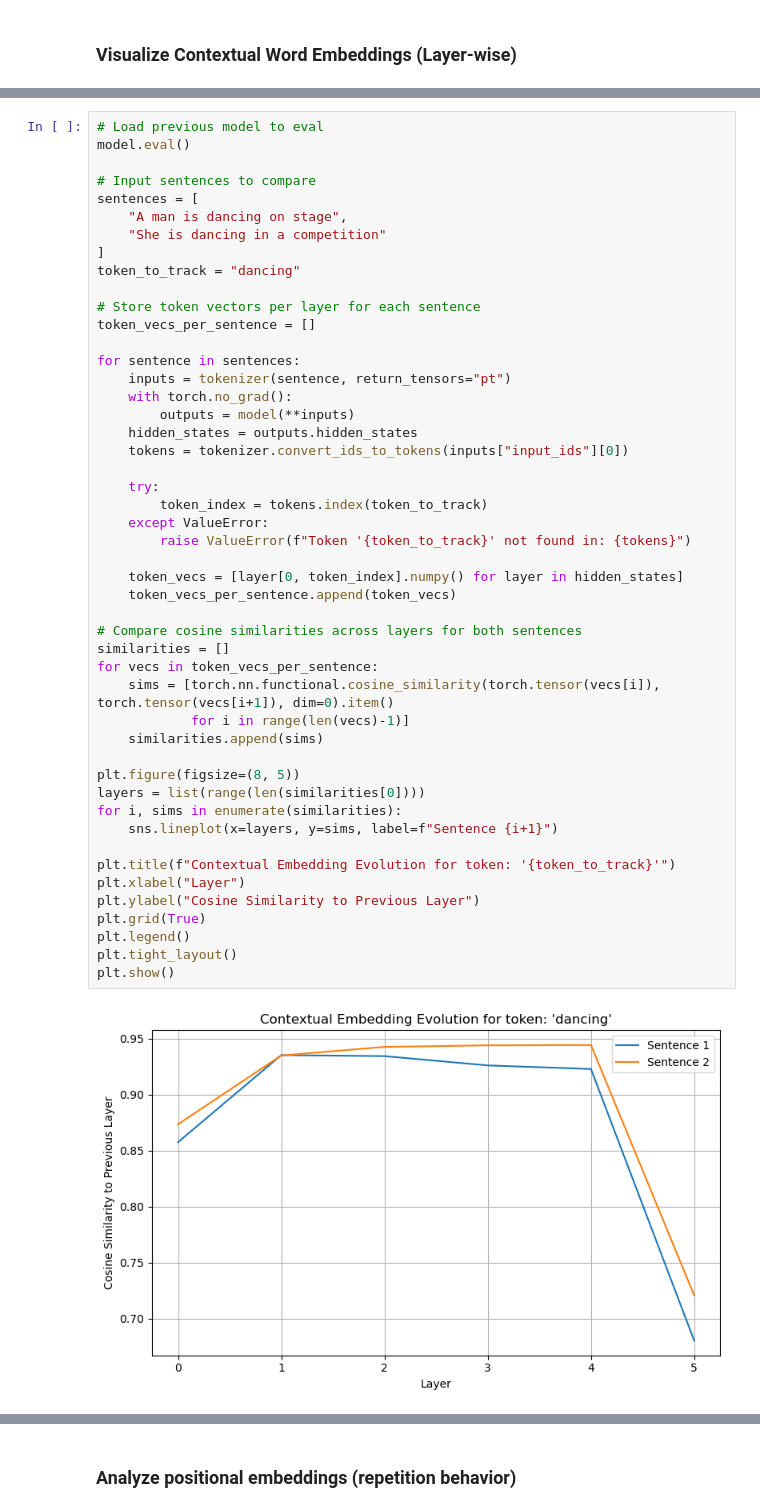
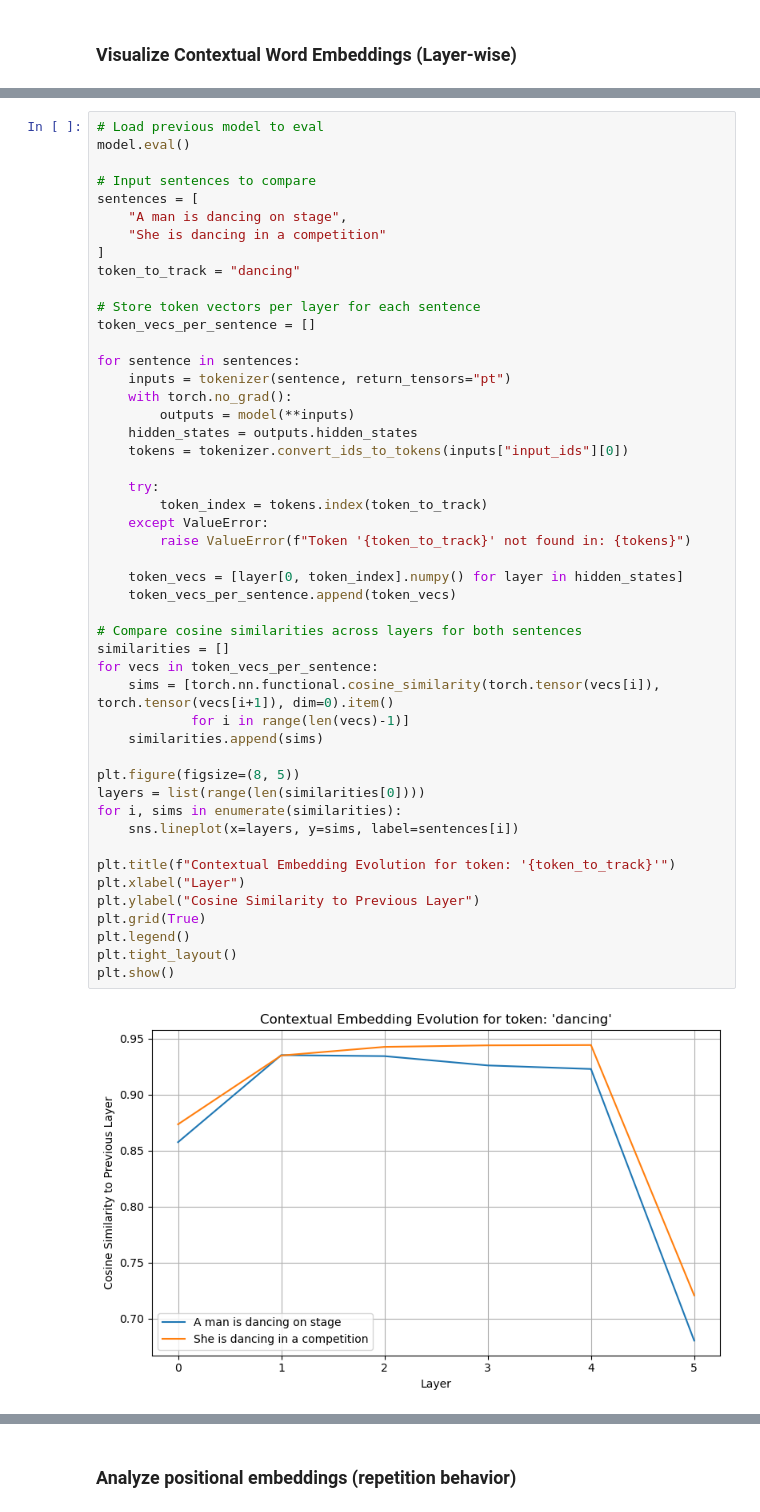
Before and after one commit to tiagosantos63390/mpdw_project, a Jupyter notebook: video_phase1.ipynb, the cells around one changed output, grey strips where cells are left out. Saved outputs shown, nothing was run; the diff lists cells and outputs as text.

Commit message:
finished visualizations from task 2.5

```diff
--- a/video_phase1.ipynb
+++ b/video_phase1.ipynb
@@ -461,32 +480,32 @@ for sentence in sentences:
     hidden_states = outputs.hidden_states
     tokens = tokenizer.convert_ids_to_tokens(inputs["input_ids"][0])
 
     try:
         token_index = tokens.index(token_to_track)
     except ValueError:
         raise ValueError(f"Token '{token_to_track}' not found in: {tokens}")
 
     token_vecs = [layer[0, token_index].numpy() for layer in hidden_states]
     token_vecs_per_sentence.append(token_vecs)
 
 # Compare cosine similarities across layers for both sentences
 similarities = []
 for vecs in token_vecs_per_sentence:
     sims = [torch.nn.functional.cosine_similarity(torch.tensor(vecs[i]), torch.tensor(vecs[i+1]), dim=0).item()
             for i in range(len(vecs)-1)]
     similarities.append(sims)
 
 plt.figure(figsize=(8, 5))
 layers = list(range(len(similarities[0])))
 for i, sims in enumerate(similarities):
-    sns.lineplot(x=layers, y=sims, label=f"Sentence {i+1}")
+    sns.lineplot(x=layers, y=sims, label=sentences[i])
 
 plt.title(f"Contextual Embedding Evolution for token: '{token_to_track}'")
 plt.xlabel("Layer")
 plt.ylabel("Cosine Similarity to Previous Layer")
 plt.grid(True)
 plt.legend()
 plt.tight_layout()
 plt.show()
 # %% [output]
-[figure, old version]
+[figure, new version]
```
Also changed, not shown: parts of 16 cells of this notebook, 1 other file.
